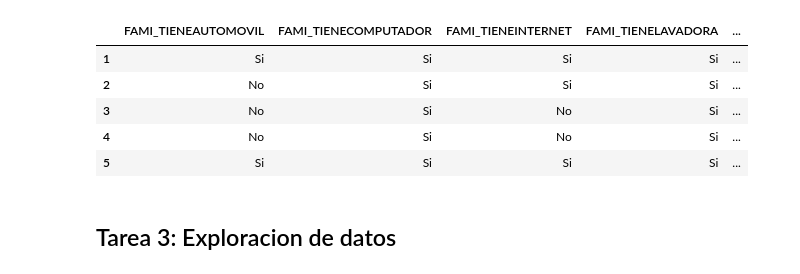
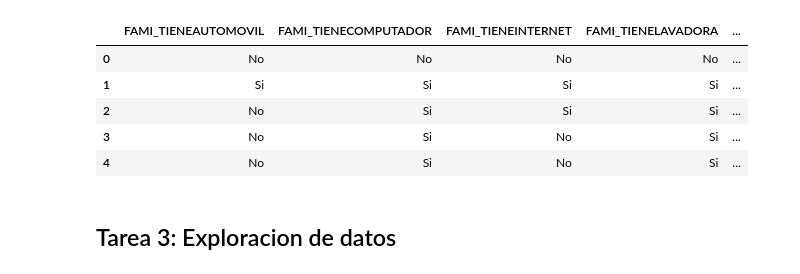
Before and after one commit to vcalderonmol/Proyecto3, a Jupyter notebook: Tarea 3.ipynb, the cells around one changed output. Saved outputs shown, nothing was run; the diff lists cells and outputs as text; code cells hidden in the pictures.

```diff
--- a/Tarea 3.ipynb
+++ b/Tarea 3.ipynb
@@ -1,29 +1,29 @@
 # %%
 import pandas as pd
 
 # Lee el archivo CSV
 data_df = pd.read_csv("Filtered_Resultados_Saber_11.csv")
 
 # Asigna los nombres de las columnas
 column_names = ['FAMI_TIENEAUTOMOVIL', 'FAMI_TIENECOMPUTADOR', 'FAMI_TIENEINTERNET', 'FAMI_TIENELAVADORA', 'PUNT_GLOBAL', 'COLE_AREA_UBICACION', 'COLE_COD_DEPTO_UBICACION', 'COLE_CALENDARIO']
 data_df.columns = column_names
 
 # Elimina la primera fila del DataFrame
-data_df = data_df.drop(index=0)
+#data_df = data_df.drop(index=0)
 
 # Mover la columna "PUNT_GLOBAL" al final
 punt_global_col = data_df.pop('PUNT_GLOBAL')
 data_df['PUNT_GLOBAL'] = punt_global_col
 
 # Muestra las primeras filas del DataFrame con los cambios aplicados
 data_df.head()
 # %% [output]
 |  | FAMI_TIENEAUTOMOVIL | FAMI_TIENECOMPUTADOR | FAMI_TIENEINTERNET | FAMI_TIENELAVADORA | ... |
+| 0 | No | No | No | No | ... |
 | 1 | Si | Si | Si | Si | ... |
 | 2 | No | Si | Si | Si | ... |
 | 3 | No | Si | No | Si | ... |
 | 4 | No | Si | No | Si | ... |
-| 5 | Si | Si | Si | Si | ... |
 # %%
 import numpy as np
 import pandas as pd
```
